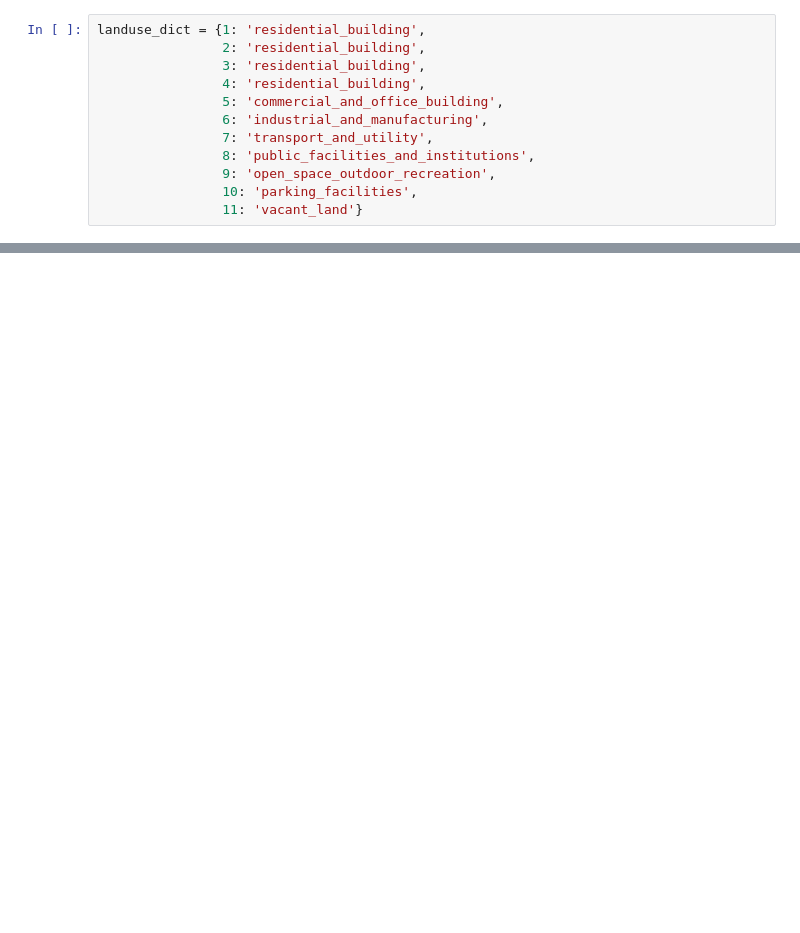
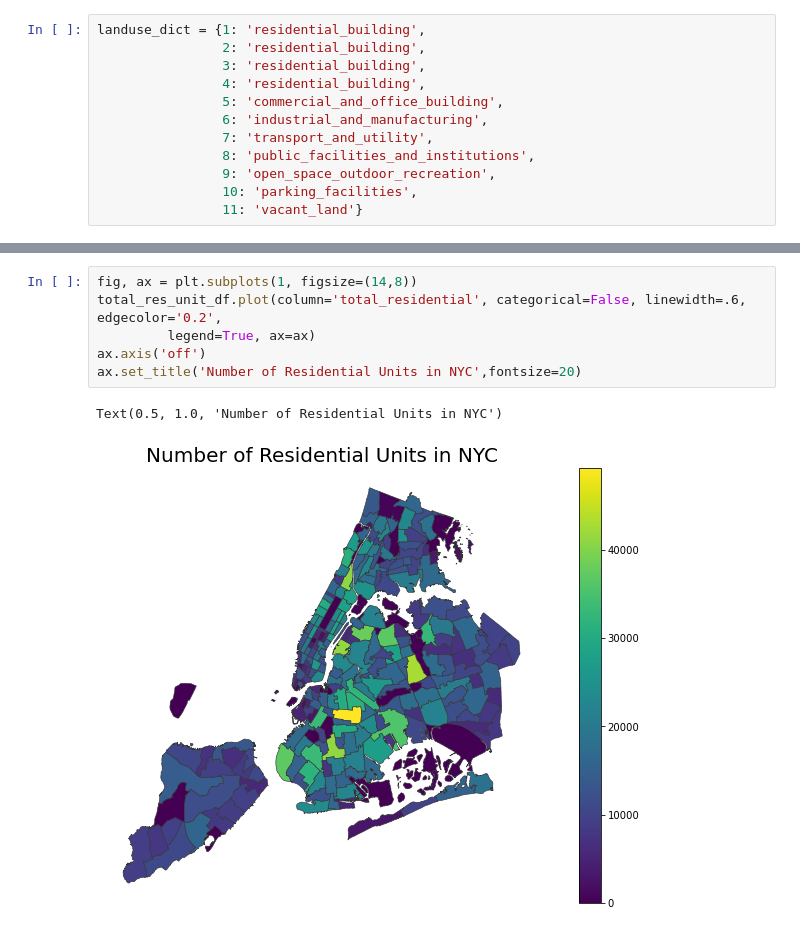
Before and after one commit to MuzhiRo/mast30034-project-1-olivertan1999, a Jupyter notebook: notebooks/PLUTO datascrape.ipynb, the cells around one changed output, grey strips where cells are left out. Saved outputs shown, nothing was run; the diff lists cells and outputs as text; blank space fills up the shorter version.

```diff
--- a/notebooks/PLUTO datascrape.ipynb
+++ b/notebooks/PLUTO datascrape.ipynb
@@ -175,0 +240,9 @@ Text(0.5, 1.0, 'Land Usage in Rhodesia')
+# %%
+fig, ax = plt.subplots(1, figsize=(14,8))
+total_res_unit_df.plot(column='total_residential', categorical=False, linewidth=.6, edgecolor='0.2',
+         legend=True, ax=ax)
+ax.axis('off')
+ax.set_title('Number of Residential Units in NYC',fontsize=20)
+# %% [output]
+Text(0.5, 1.0, 'Number of Residential Units in NYC')
+[figure, added]
```
Also changed, not shown: parts of 43 cells of this notebook.
